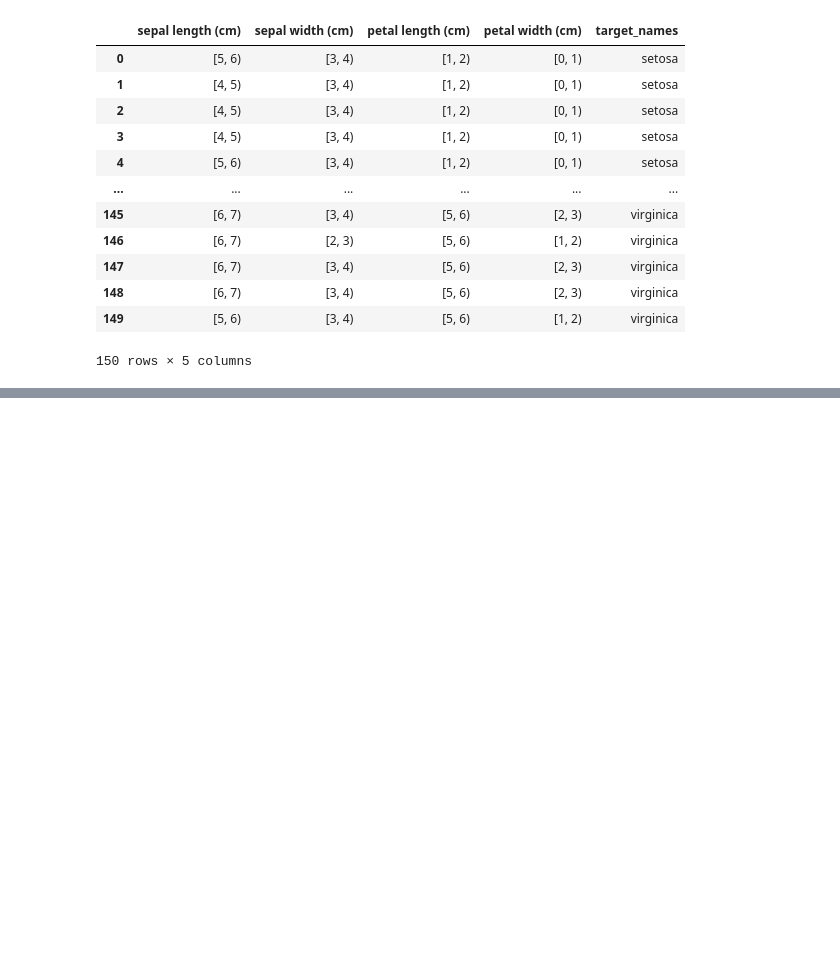
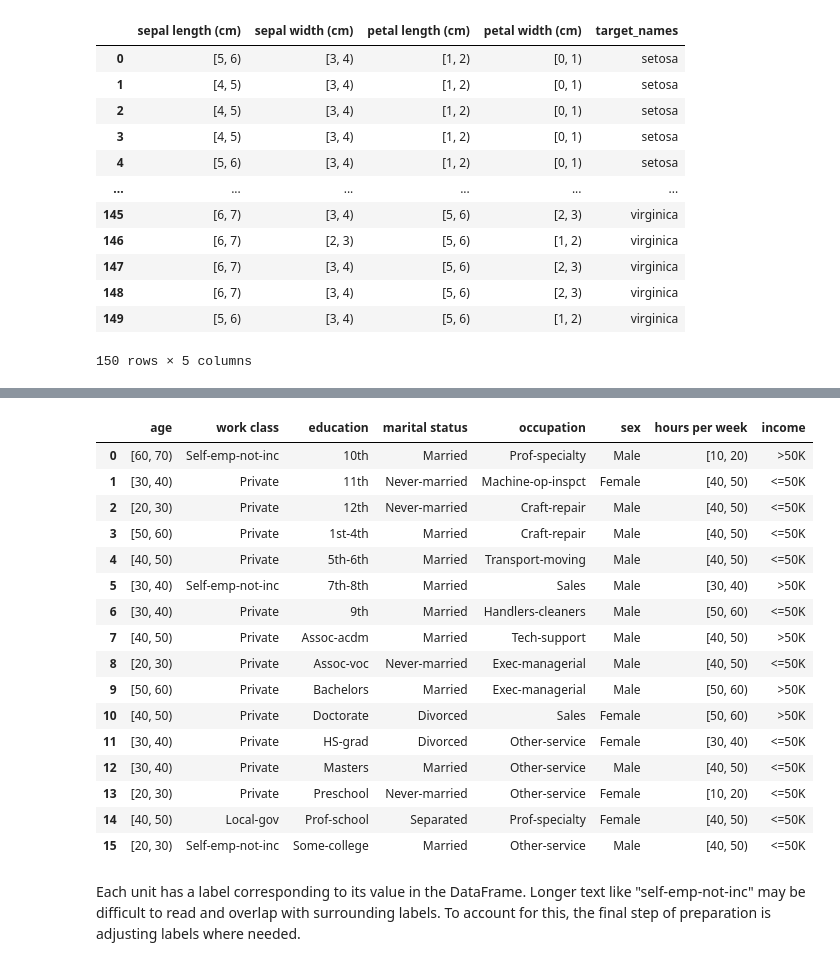
Before and after one commit to SimoneRitt/IACModel_CCM, a Jupyter notebook: IAC_Example.ipynb, the cells around one changed output, grey strips where cells are left out. Drawn from its saved outputs; the diff is of its cells as text; code cells hidden in the pictures; blank space fills up the shorter version.

```diff
--- a/IAC_Example.ipynb
+++ b/IAC_Example.ipynb
@@ -103,0 +313,38 @@ IAC_plotting.plot(test2, hidden_state='target_names')
+# %%
+# Removing columns
+test3.drop(['fnlwgt', 'education.num', 'relationship',
+            'capital.gain', 'capital.loss', 'race', 'native.country'], axis=1, inplace=True)
+
+# Renaming Pools
+test3.columns = ['age', 'work class', 'education', 'marital status',
+                'occupation', 'sex', 'hours per week', 'income']
+
+# Bucketing age and hours per week
+def create_buckets_10(x):
+    lower_bound = (x//10) * 10
+    return f"[{lower_bound}, {lower_bound+10})"
+
+test3['age'] = test3['age'].apply(create_buckets_10)
+test3['hours per week'] = test3['hours per week'].apply(create_buckets_10)
+
+test3
+# %% [output]
+|  | age | work class | education | marital status | occupation | sex | hours per week | income |
+| 0 | [60, 70) | Self-emp-not-inc | 10th | Married | Prof-specialty | Male | [10, 20) | >50K |
+| 1 | [30, 40) | Private | 11th | Never-married | Machine-op-inspct | Female | [40, 50) | <=50K |
+| 2 | [20, 30) | Private | 12th | Never-married | Craft-repair | Male | [40, 50) | <=50K |
+| 3 | [50, 60) | Private | 1st-4th | Married | Craft-repair | Male | [40, 50) | <=50K |
+| 4 | [40, 50) | Private | 5th-6th | Married | Transport-moving | Male | [40, 50) | <=50K |
+| 5 | [30, 40) | Self-emp-not-inc | 7th-8th | Married | Sales | Male | [30, 40) | >50K |
+| 6 | [30, 40) | Private | 9th | Married | Handlers-cleaners | Male | [50, 60) | <=50K |
+| 7 | [40, 50) | Private | Assoc-acdm | Married | Tech-support | Male | [40, 50) | >50K |
+| 8 | [20, 30) | Private | Assoc-voc | Never-married | Exec-managerial | Male | [40, 50) | <=50K |
+| 9 | [50, 60) | Private | Bachelors | Married | Exec-managerial | Male | [50, 60) | >50K |
+| 10 | [40, 50) | Private | Doctorate | Divorced | Sales | Female | [50, 60) | >50K |
+| 11 | [30, 40) | Private | HS-grad | Divorced | Other-service | Female | [30, 40) | <=50K |
+| 12 | [30, 40) | Private | Masters | Married | Other-service | Male | [40, 50) | <=50K |
+| 13 | [20, 30) | Private | Preschool | Never-married | Other-service | Female | [10, 20) | <=50K |
+| 14 | [40, 50) | Local-gov | Prof-school | Separated | Prof-specialty | Female | [40, 50) | <=50K |
+| 15 | [20, 30) | Self-emp-not-inc | Some-college | Married | Other-service | Male | [40, 50) | <=50K |
+# %% [markdown]
+Each unit has a label corresponding to its value in the DataFrame. Longer text like "self-emp-not-inc" may be difficult to read and overlap with surrounding labels. To account for this, the final step of preparation is adjusting labels where needed.
```
Also changed, not shown: parts of 24 cells of this notebook, 3 other files.
